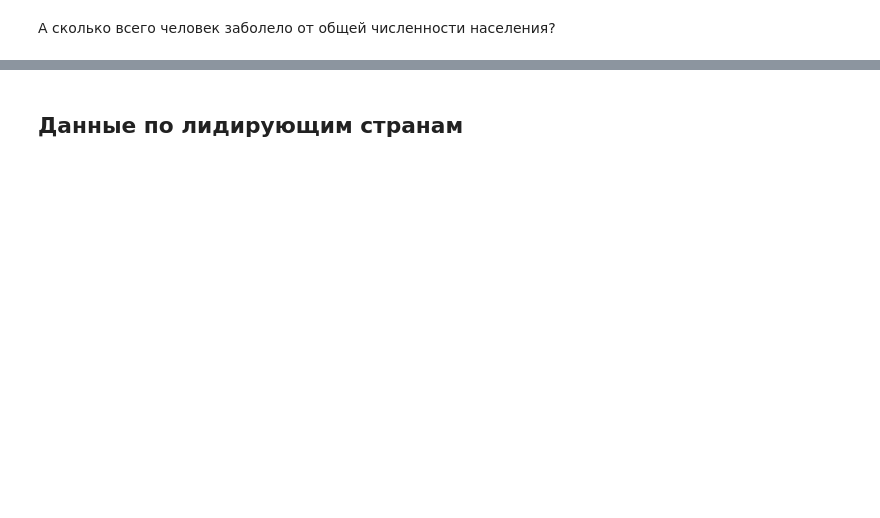
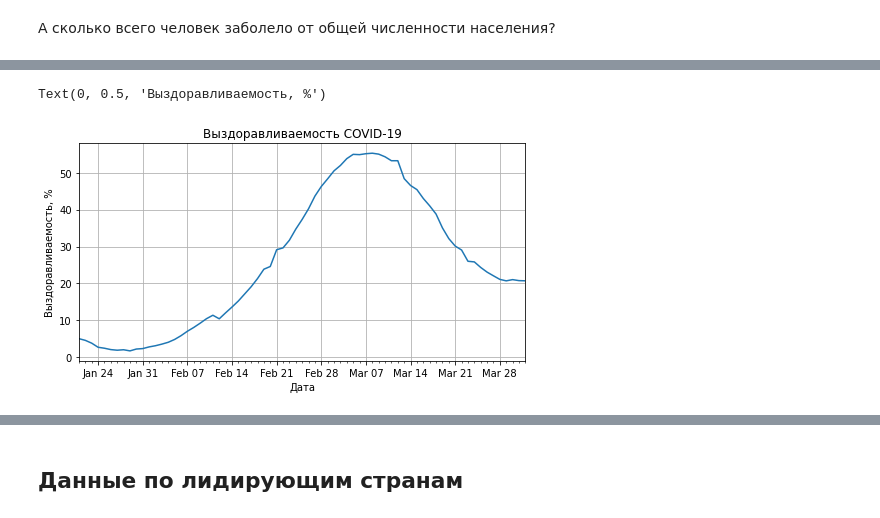
Before and after one commit to ioshchepkov/thegeodesy, a Jupyter notebook: covid19/COVID-19.ipynb, the cells around one changed output, grey strips where cells are left out. Drawn from its saved outputs; the diff is of its cells as text; code cells hidden in the pictures; blank space fills up the shorter version.

Commit message:
new data dor covid-19 (2020-04-01)

```diff
--- a/covid19/COVID-19.ipynb
+++ b/covid19/COVID-19.ipynb
@@ -123,0 +124,3 @@ confirmed_perc = cases_global['Заболевшие'] / world_population
+# %%
+recovery_rate = (cases_global['Выздоровевшие'] / cases_global['Заболевшие'])
+'Выздоравливаемость: {:.2f}%'.format(float(recovery_rate.tail(1)) * 100)
@@ -140,3 +147,9 @@ plot_cases(cases_global, title='COVID-19')
+# %%
+ax = plot_cases(recovery_rate*100, title='Выздоравливаемость COVID-19')
+ax.set_ylabel('Выздоравливаемость, %')
+# %% [output]
+Text(0, 0.5, 'Выздоравливаемость, %')
+[figure, added]
 # %%
 ax = plot_cases(cfr*100, title='Летальность COVID-19')
 ax.set_ylabel('Летальность, %')
```
Also changed, not shown: parts of 21 cells of this notebook.
